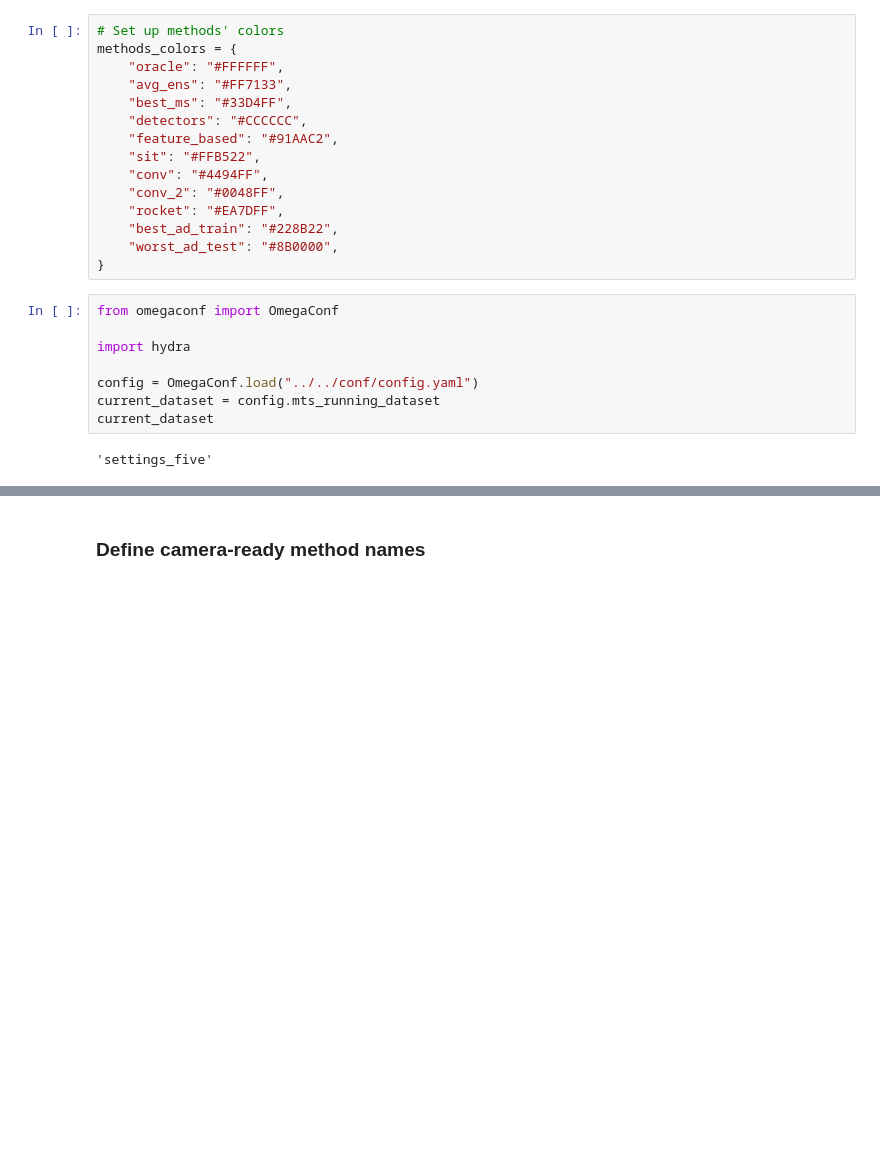
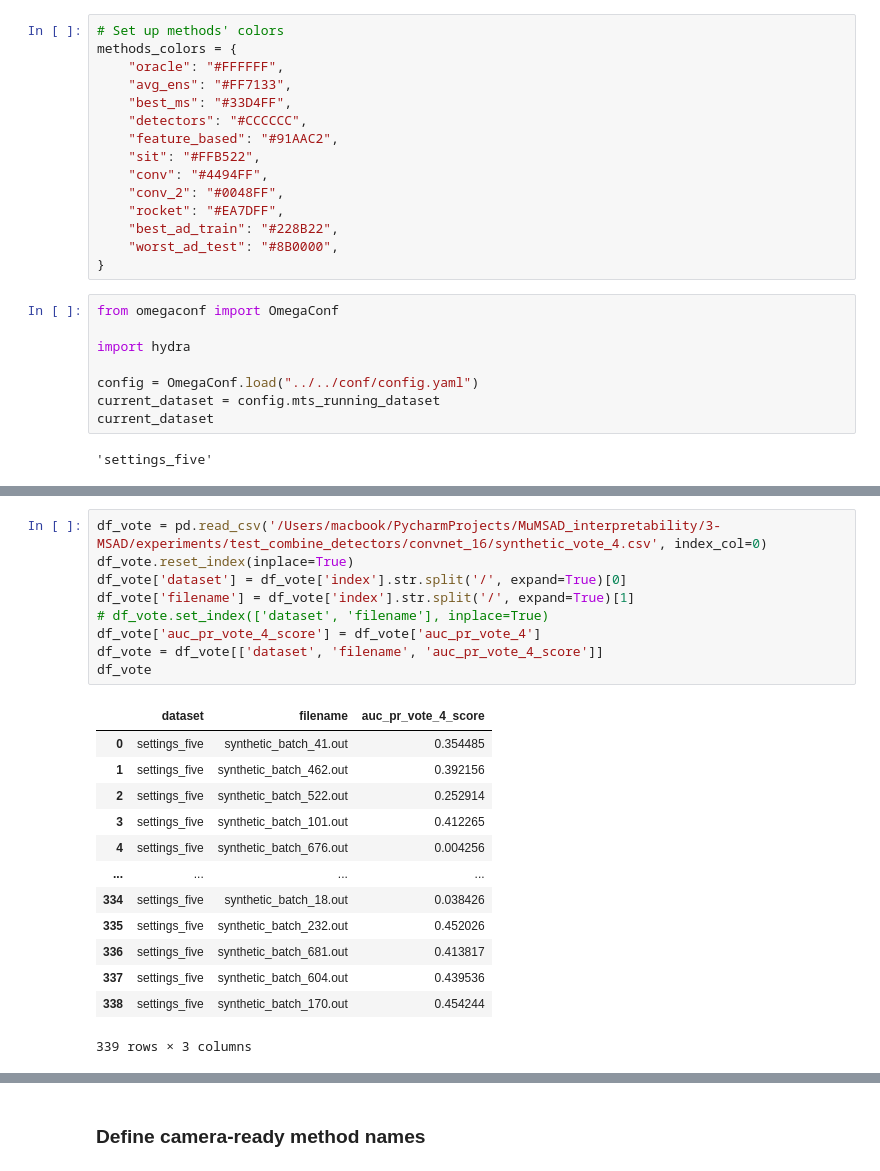
Before and after one commit to doanthihoaithu/MSAD, a Jupyter notebook: experiments/accuracy_analysis/accuracy_evaluation_mts.ipynb, the cells around one changed output, grey strips where cells are left out. Saved outputs shown, nothing was run; the diff lists cells and outputs as text; blank space fills up the shorter version.

```diff
--- a/experiments/accuracy_analysis/accuracy_evaluation_mts.ipynb
+++ b/experiments/accuracy_analysis/accuracy_evaluation_mts.ipynb
@@ -46,2 +63,25 @@ Please select a measure for the analysis. You can choose between VUS_PR and AUC_
+# %%
+df_vote = pd.read_csv('/Users/macbook/PycharmProjects/MuMSAD_interpretability/3-MSAD/experiments/test_combine_detectors/convnet_16/synthetic_vote_4.csv', index_col=0)
+df_vote.reset_index(inplace=True)
+df_vote['dataset'] = df_vote['index'].str.split('/', expand=True)[0]
+df_vote['filename'] = df_vote['index'].str.split('/', expand=True)[1]
+# df_vote.set_index(['dataset', 'filename'], inplace=True)
+df_vote['auc_pr_vote_4_score'] = df_vote['auc_pr_vote_4']
+df_vote = df_vote[['dataset', 'filename', 'auc_pr_vote_4_score']]
+df_vote
+# %% [output]
+|  | dataset | filename | auc_pr_vote_4_score |
+| 0 | settings_five | synthetic_batch_41.out | 0.354485 |
+| 1 | settings_five | synthetic_batch_462.out | 0.392156 |
+| 2 | settings_five | synthetic_batch_522.out | 0.252914 |
+| 3 | settings_five | synthetic_batch_101.out | 0.412265 |
+| 4 | settings_five | synthetic_batch_676.out | 0.004256 |
+| ... | ... | ... | ... |
+| 334 | settings_five | synthetic_batch_18.out | 0.038426 |
+| 335 | settings_five | synthetic_batch_232.out | 0.452026 |
+| 336 | settings_five | synthetic_batch_681.out | 0.413817 |
+| 337 | settings_five | synthetic_batch_604.out | 0.439536 |
+| 338 | settings_five | synthetic_batch_170.out | 0.454244 |
+339 rows × 3 columns
 # %%
 # Replace this value with "AUC_PR" or "VUS_PR" to obtain the corresponding results
```
Also changed, not shown: parts of 8 cells of this notebook, 15 other files.
